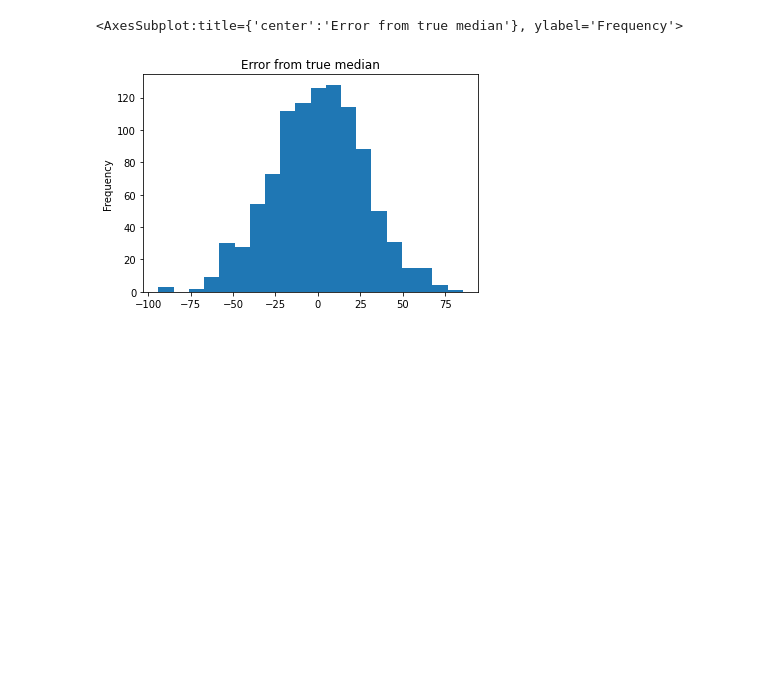
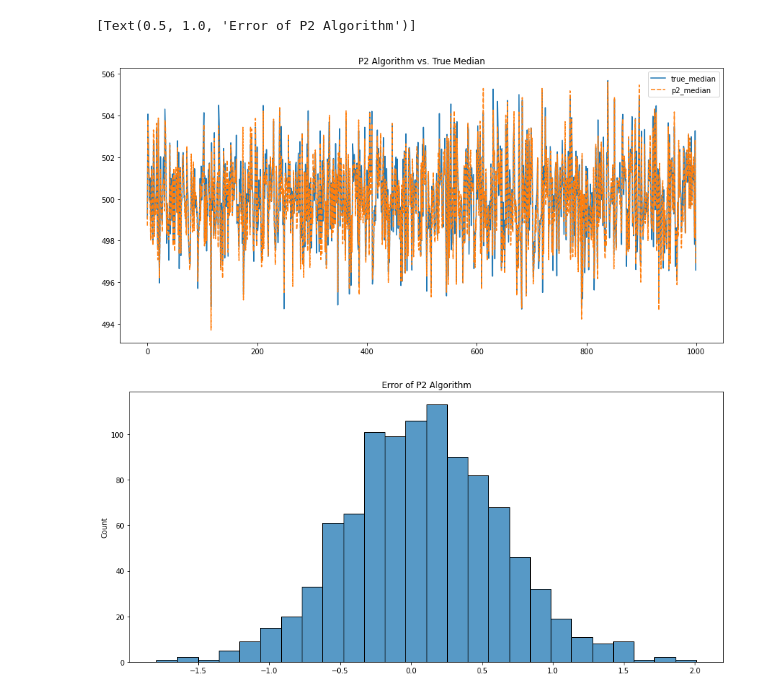
Before and after one commit to ibrahimdirar/Quantile-Calculator-Without-Storing-Observations, a Jupyter notebook: p2_calculator.ipynb, the cells around one changed output. Cells and saved outputs as stored; diff of their text form; code cells hidden in the pictures; blank space fills up the shorter version.

Commit message:
Fix rounding issue of desired positions

```diff
--- a/p2_calculator.ipynb
+++ b/p2_calculator.ipynb
@@ -1,12 +1,15 @@
 # %%
 import numpy as np
 import pandas as pd
+import seaborn as sns
+from matplotlib import pyplot as plt
 
 # P2 Algorithm for dynamic calculation of quantiles and histograms
 # without storing observations
 # https://www.cs.wustl.edu/~jain/papers/ftp/psqr.pdf
 class P2Algorithm:
     def __init__(self, p, verbose=True):
+        self.p = p
         self.verbose = verbose
         self.count = 0
         # marker heights
@@ -15,16 +18,16 @@ class P2Algorithm:
         self.n = [1, 2, 3, 4, 5]
         # initial desired positions
         self.n_prime = [1, 2, 3, 4, 5]
-        # incremental change to desired positions
-        self.dn_prime = [0, p/2, p, (p+1)/2, 1]
 
     def observe(self, value):
         # sort the first five observations and set marker heights and positions
-        if len(self.q) < 5:
+        self.count += 1
+        if self.count <= 5:
             self.q += [value]
-            self.q.sort()
-        else:
-            self._do_algo(value)
+            if self.count == 5:
+                self.q.sort()
+            return
+        self._do_algo(value)
 
     def _find_cell(self, value):
         if value < self.q[0]:
@@ -50,7 +53,14 @@ class P2Algorithm:
             print("Marker position after observation: ", self.n)
 
         # update desired positions for all markers
-        self.n_prime = np.sum([self.n, self.dn_prime], axis=0)
+        # ns[1] = count * p / 2;
+        # ns[2] = count * p;
+        # ns[3] = count * (1 + p) / 2;
+        # ns[4] = count;
+        self.n_prime[1] = (self.count - 1) * self.p/2 + 1
+        self.n_prime[2] = (self.count - 1) * self.p + 1
+        self.n_prime[3] = (self.count - 1) * (1+self.p)/2 + 1
+        self.n_prime[4] = self.count
 
         if self.verbose:
             print("Desired marker position: ", self.n_prime)
@@ -64,47 +74,53 @@ class P2Algorithm:
             if move_right or move_left:
                 adjusted += [i]
                 d = -1 if d < 0 else 1 # get sign of d
-
-                # piecewise parabolic interpolation
-                q_temp = self.q[i] + (d / (self.n[i+1] - self.n[i-1])) \
-                    * ((self.n[i] - self.n[i-1] + d) * ((self.q[i+1] - self.q[i]) / (self.n[i+1] - self.n[i])) \
-                    + (self.n[i+1] - self.n[i] - d) * ((self.q[i] - self.q[i-1]) / (self.n[i] - self.n[i-1])))
-
+                q_temp = self.parabolic(d, i)
                 if self.q[i - 1] < q_temp < self.q[i + 1]:
                     self.q[i] = q_temp
                 else:
-                    # linear interpolation if p2 produdces invalid value
-                    self.q[i] = self.q[i] + d * ((self.q[i + d] - self.q[i]) / (self.n[i + d] - self.n[i]))
-
+                    self.q[i] = self.linear(d, i)
                 self.n[i] += d
 
         if self.verbose:
             print("Adjust markers", adjusted)
             print("New marker positions", self.n)
             print("Marker heights: ", self.q)
             print()
+
+    def parabolic(self, d, i):
+        return self.q[i] + d / (self.n[i+1] - self.n[i-1]) \
+                    * ((self.n[i] - self.n[i-1] + d) * (self.q[i+1] - self.q[i]) / (self.n[i+1] - self.n[i]) \
+                    + (self.n[i+1] - self.n[i] - d) * (self.q[i] - self.q[i-1]) / (self.n[i] - self.n[i-1]))
+
+    def linear(self, d, i):
+        return self.q[i] + d * (self.q[i + d] - self.q[i]) / (self.n[i + d] - self.n[i])
+
 
     @property
     def quantile(self):
         return self.q[2]
 
 true_medians = []
 p2_medians = []
 
 for _ in range(1000):
     p2 = P2Algorithm(0.5, verbose=False)
 
-    data = np.random.normal(500, 50, 10000)
+    data = np.random.normal(500, 50, 1000)
 
     for value in data:
         p2.observe(value)
 
     true_medians += [np.median(data)]
     p2_medians += [p2.quantile]
 
 results = pd.DataFrame({"true_median": true_medians, "p2_median": p2_medians})
+plt.figure(figsize=(15, 7))
+sns.lineplot(data=results).set(title="P2 Algorithm vs. True Median")
 error = results["true_median"] - results["p2_median"]
-error.plot(title="Error from true median", kind="hist", bins=20)
+plt.figure(figsize=(15, 7))
+sns.histplot(data=error).set(title="Error of P2 Algorithm")
 # %% [output]
-<AxesSubplot:title={'center':'Error from true median'}, ylabel='Frequency'>
+[Text(0.5, 1.0, 'Error of P2 Algorithm')]
-[figure, old version]
+[figure, new version]
+[figure, added]
```
